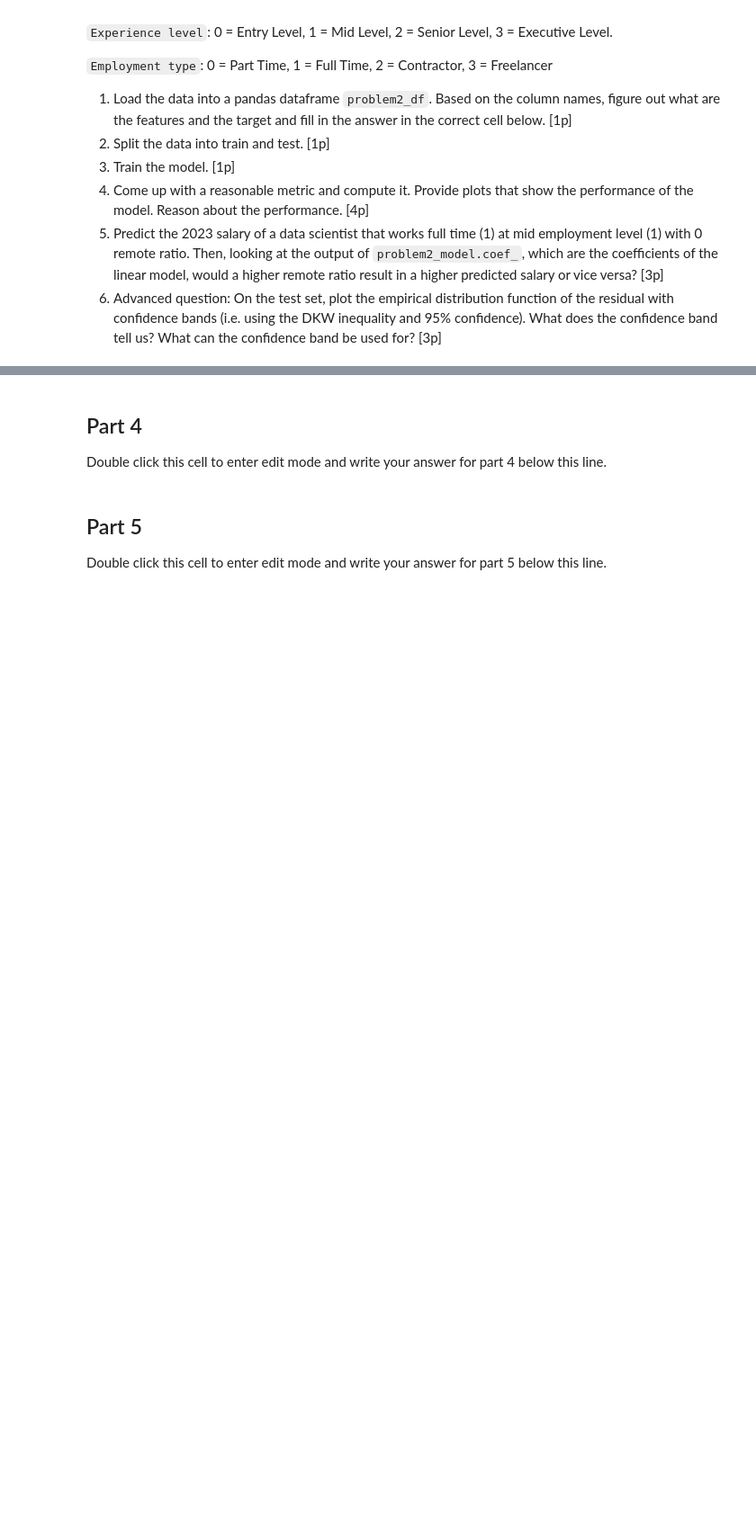
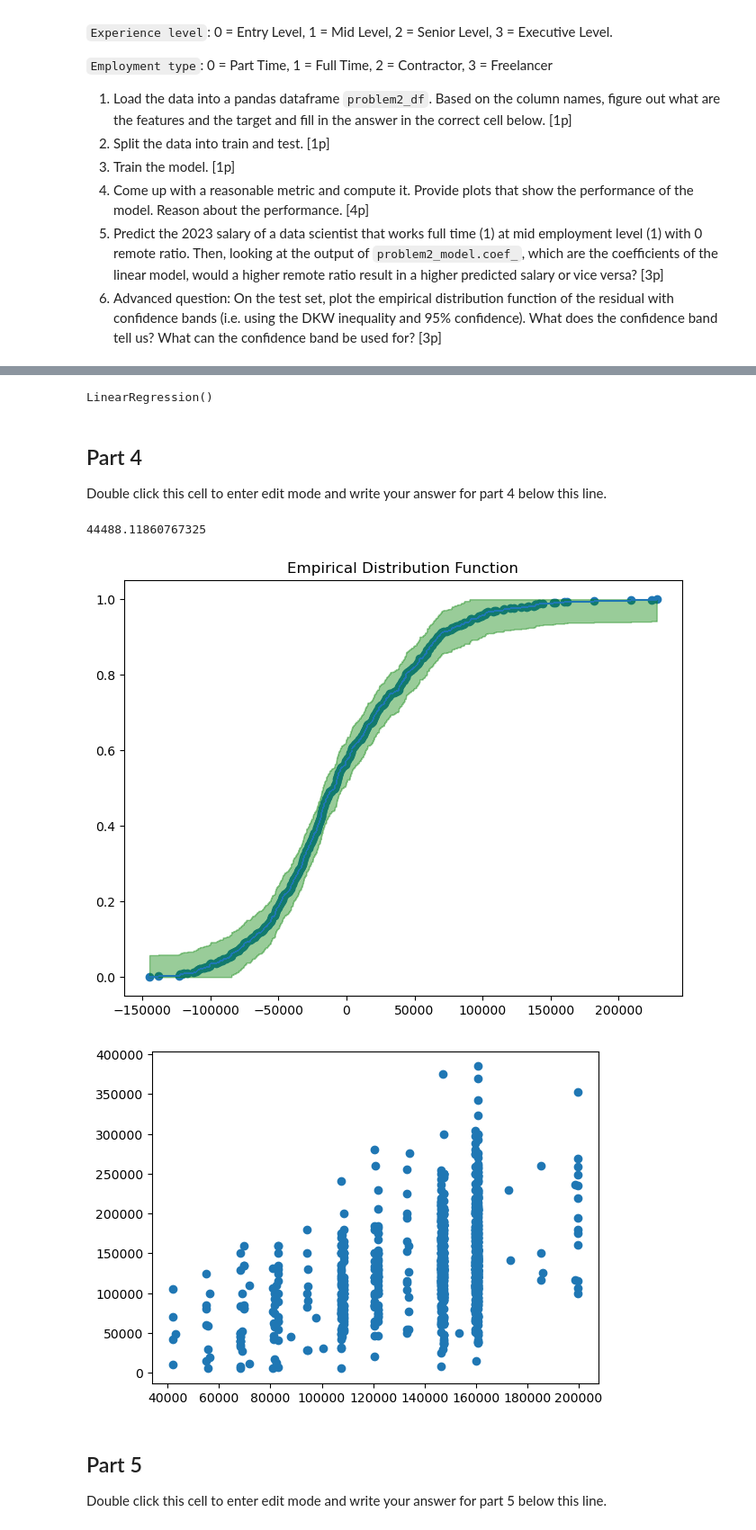
Before and after one commit to elisehammarstrom/ds, a Jupyter notebook: introduction_toDS/examT/ExamTLab.ipynb, the cells around one changed output, grey strips where cells are left out. Shown: that part at 90% size. Saved outputs shown, nothing was run; the diff lists cells and outputs as text; code cells hidden in the pictures; blank space fills up the shorter version.

```diff
--- a/introduction_toDS/examT/ExamTLab.ipynb
+++ b/introduction_toDS/examT/ExamTLab.ipynb
@@ -247,27 +267,39 @@ problem2_df = XXX
 
 # Fill in the features as a list of strings of the names of the columns
 
-problem2_features = ["XXX"]
+problem2_features = ['work_year', 'experience_level', 'employment_type',
+       'remote_ratio']
 
 # Fill in the target as a string with the correct column name
 
-problem2_target = "XXX"
+problem2_target = "salary_in_usd"
 # %%
 # Part 2
+
+from sklearn.model_selection import train_test_split
+X = problem2_df.loc[:, problem2_df.columns.isin(problem2_features)]
+y = problem2_df.loc[:, problem2_df.columns.isin([problem2_target])].values.flatten()
+#y
 
 
 # Split the data into train and test using train_test_split
 # keep the train size as 0.8 and use random_state=42
-problem2_X_train,problem2_X_test,problem2_y_train,problem2_y_test = XXX
+problem2_X_train,problem2_X_test,problem2_y_train,problem2_y_test = train_test_split(X, y, train_size=0.8, random_state=42)
 # %%
 # Part 3
 
 # Include the necessary imports
+from sklearn.linear_model import LinearRegression
+
 
 # Initialize your linear regression model
-problem2_model = XXX
+problem2_model = LinearRegression()
 
 # Train your model on the training data
+
+problem2_model.fit(problem2_X_train, problem2_y_train)
+# %% [output]
+LinearRegression()
 # %% [markdown]
 ## Part 4
 
@@ -279,3 +307,32 @@ Double click this cell to enter edit mode and write your answer for part 4 below
+# %%
+# Part 4
+
+# Write the code to diagnose your model
+from sklearn.metrics import mean_absolute_error
+
+y_pred = problem2_model.predict(problem2_X_test)
+problem2_mae = mean_absolute_error(problem2_y_test, y_pred)
+print(problem2_mae)
+
+
+#plots
+import sys
+sys.path.append('../introduction_toDS')
+import matplotlib.pyplot as plt
+from introduction_toDS import Utils
+
+residual = problem2_y_test - y_pred
+
+fig, ax = plt.subplots(figsize=(8, 6))
+Utils.plotEDF(Utils.makeEDF(residual), confidence_band=True, alpha=0.95)
+plt.scatter(y_pred, problem2_y_test)
+#plt.xticks(ticks=range(-150000, 300000, 50000))
+#plt.yticks(ticks=range(0,1))
+plt.show()
+# %% [output]
+44488.11860767325
+[figure, added]
+[figure, added]
 # %% [markdown]
 ## Part 5
 
```
Also changed, not shown: parts of 8 cells of this notebook, 5 other files.
